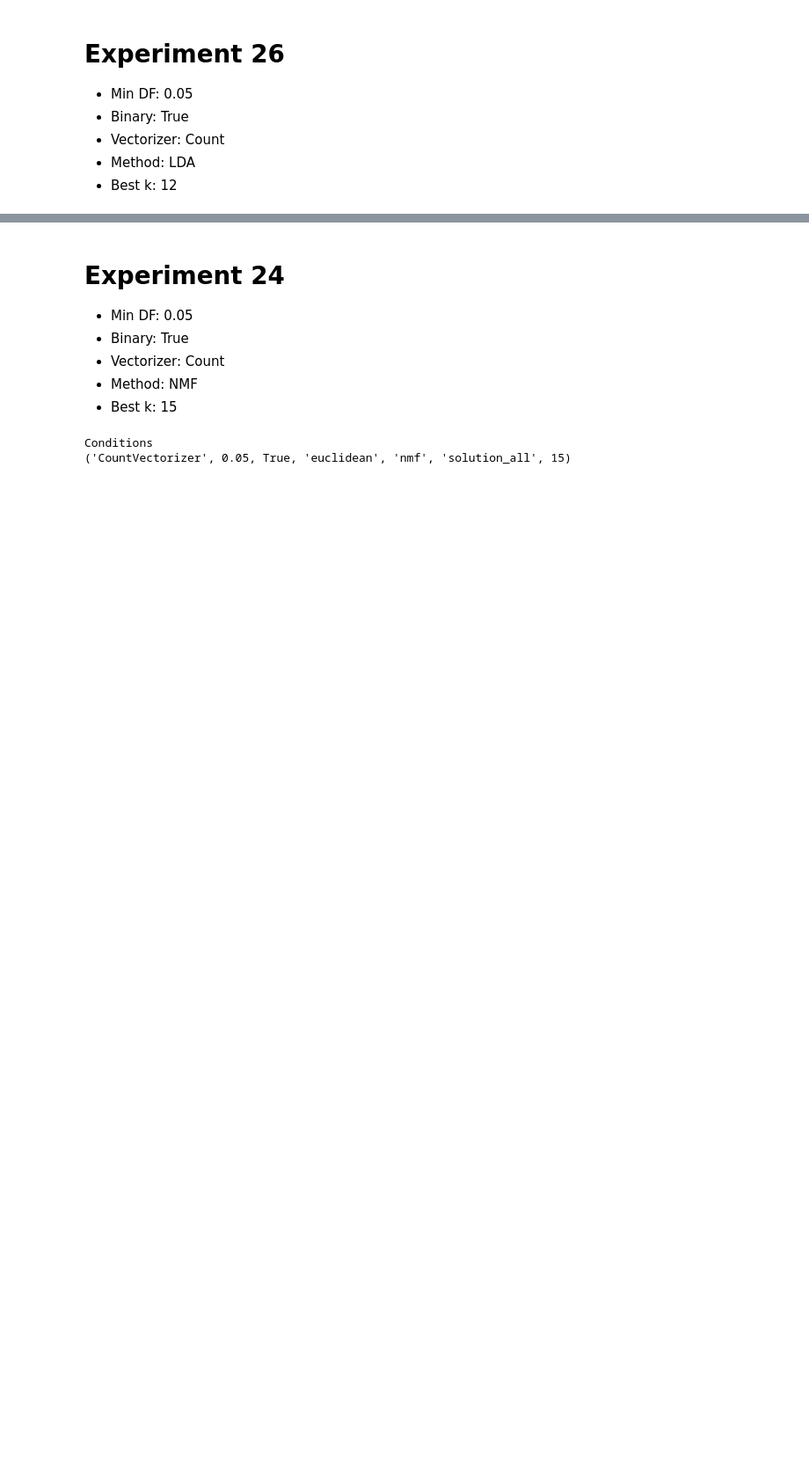
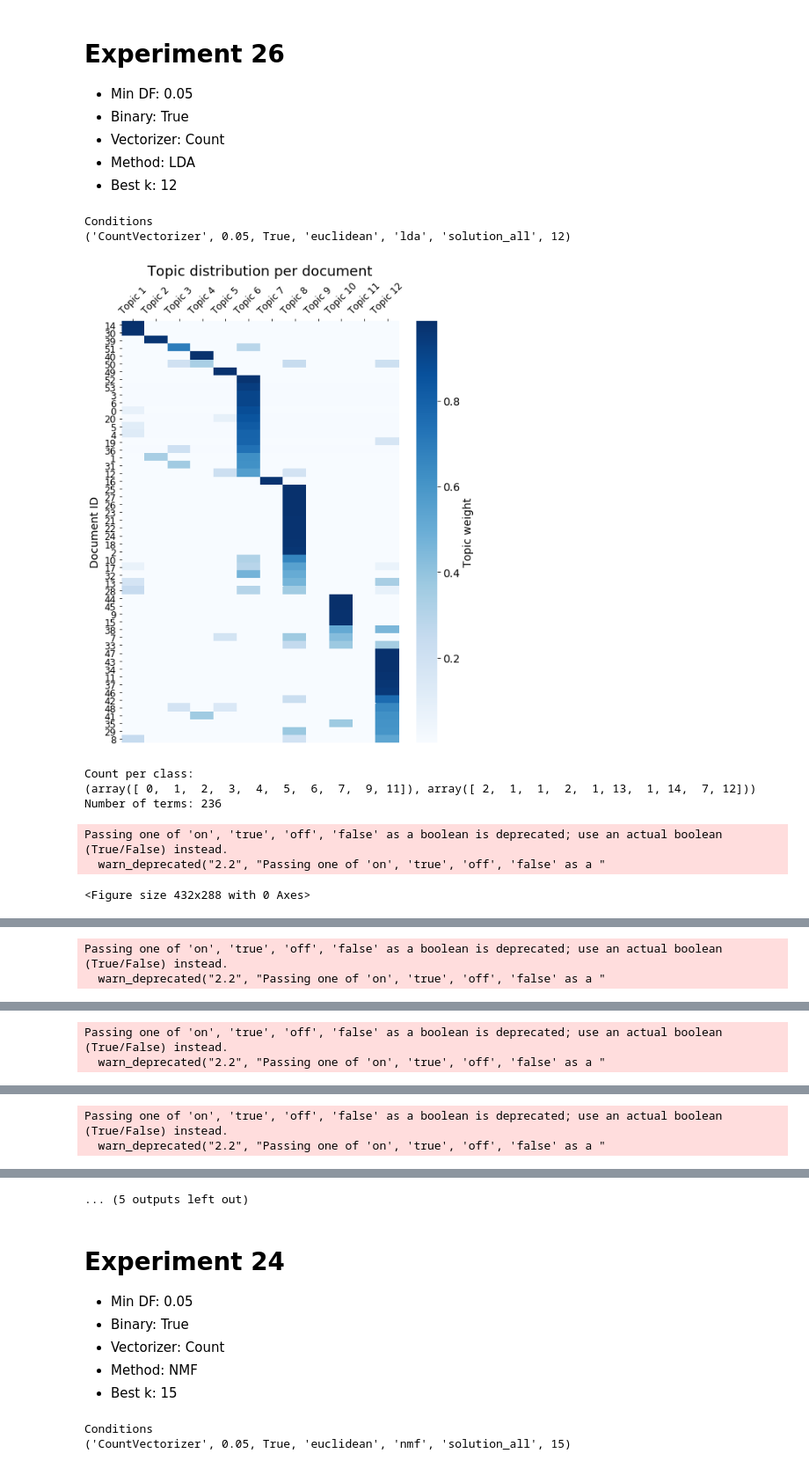
Before and after one commit to MachineTeachingEdu/machine-teaching, a Jupyter notebook: machineteaching/Analyzing BEST solutions 2019_01_01.ipynb, the cells around one changed output, grey strips where cells are left out. Shown at 88% size. Drawn from its saved outputs; the diff is of its cells as text; code cells hidden in the pictures; blank space fills up the shorter version.

```diff
--- a/machineteaching/Analyzing BEST solutions 2019_01_01.ipynb
+++ b/machineteaching/Analyzing BEST solutions 2019_01_01.ipynb
@@ -400,18 +419,28 @@ plot_words_per_topic(clustering, feature_names, exp_id, size=200, figsize=(8,12)
 # %%
 # Get experiment conditions
 exp_id = 26
 where_items = get_where_items(exp_id)
 print("Conditions")
 print(where_items[0][0:7])
 
 clustering, method, feature_names, model = analyze(solutions, where_items, exp_id)
 print("Number of terms: %d" % clustering.X.shape[1])
 sample, y = plot_reduction(clustering, method, exp_id)
 pdf(sample, y, clustering, method, exp_id)
 # plot_words_per_topic(clustering, feature_names, exp_id, size=10, figsize=(10,22))
-plot_words_per_topic(clustering, feature_names, exp_id, size=10, figsize=(8,20), topics=[5,7,9,11], cutoff=True, ylabel=False)
+# plot_words_per_topic(clustering, feature_names, exp_id, size=10, figsize=(8,20), topics=[5,7,9,11], cutoff=True, ylabel=False)
 plot_words_per_topic(clustering, feature_names, exp_id, size=10, figsize=(8,20), topics=[5,7,9,11], cutoff=True,
                      ylabel=False, mark_exclusive=True)
 print_top_words(clustering.model, feature_names, 10)
 panel = LDAvis(solutions, where_items, model, R=30)
 panel
+# %% [output]
+Conditions
+('CountVectorizer', 0.05, True, 'euclidean', 'lda', 'solution_all', 12)
+[figure, added]
+Count per class:
+(array([ 0,  1,  2,  3,  4,  5,  6,  7,  9, 11]), array([ 2,  1,  1,  2,  1, 13,  1, 14,  7, 12]))
+Number of terms: 236
+Passing one of 'on', 'true', 'off', 'false' as a boolean is deprecated; use an actual boolean (True/False) instead.
+  warn_deprecated("2.2", "Passing one of 'on', 'true', 'off', 'false' as a "
+<Figure size 432x288 with 0 Axes>
@@ -417,0 +448,2 @@ panel
+Passing one of 'on', 'true', 'off', 'false' as a boolean is deprecated; use an actual boolean (True/False) instead.
+  warn_deprecated("2.2", "Passing one of 'on', 'true', 'off', 'false' as a "
@@ -417,0 +451,2 @@ panel
+Passing one of 'on', 'true', 'off', 'false' as a boolean is deprecated; use an actual boolean (True/False) instead.
+  warn_deprecated("2.2", "Passing one of 'on', 'true', 'off', 'false' as a "
@@ -417,0 +454,2 @@ panel
+Passing one of 'on', 'true', 'off', 'false' as a boolean is deprecated; use an actual boolean (True/False) instead.
+  warn_deprecated("2.2", "Passing one of 'on', 'true', 'off', 'false' as a "
@@ -418,3 +457,4 @@ panel
+... (5 outputs left out)
 # %% [markdown]
 # Experiment 24
 
```
Also changed, not shown: parts of 5 cells of this notebook, 2 other files.
